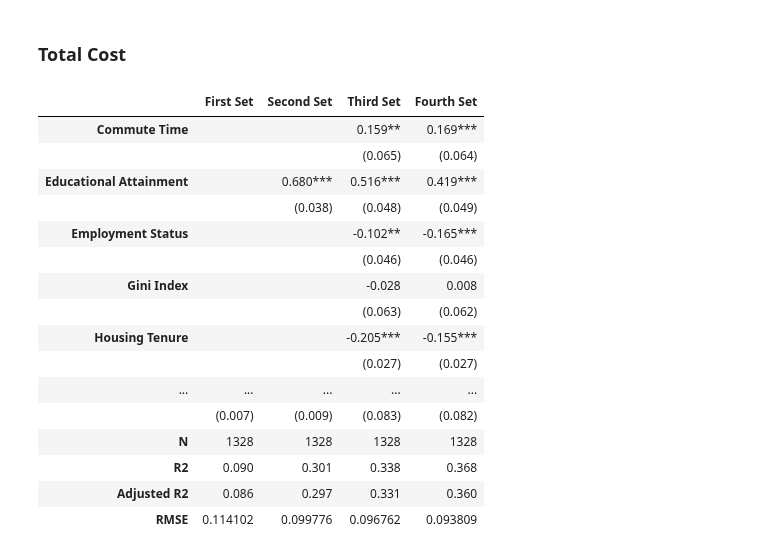
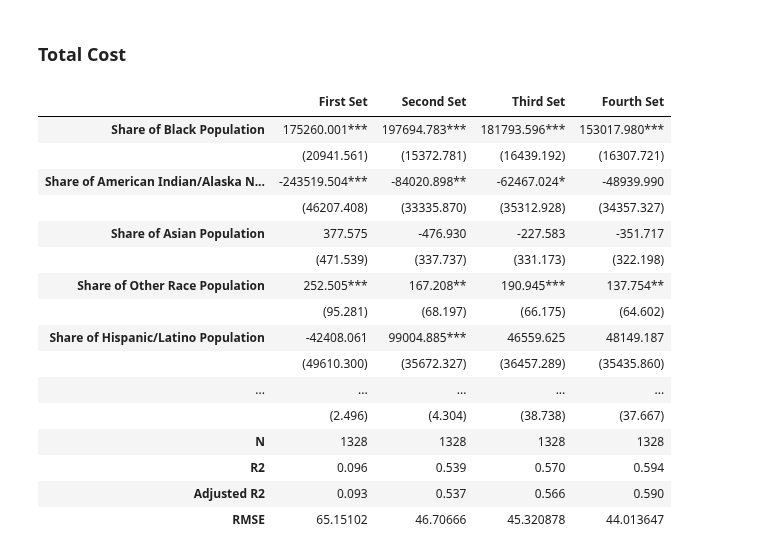
Before and after one commit to franc703/ecrq_stats, a Jupyter notebook: notebooks/produce_regressions.ipynb, the cells around one changed output. Saved outputs shown, nothing was run; the diff lists cells and outputs as text; code cells hidden in the pictures.

Commit message:
Update regression tables

```diff
--- a/notebooks/produce_regressions.ipynb
+++ b/notebooks/produce_regressions.ipynb
@@ -387,7 +396,7 @@ summary_df_ordered
 ### Total Cost
 # %%
 # Define the outcome variable
-outcome_variable = "Average Supply of HR Provider"
+outcome_variable = "Average Total Cost of Any Provider"
 
 # Call the function to run the regression analysis
 regression_results, rmse_results = run_regression_analysis(
@@ -416,23 +425,22 @@ rmse_df = pd.DataFrame(rmse_results, index=["RMSE"])
 # Append the RMSE results to the summary DataFrame
 summary_df1 = pd.concat([summary_df1, rmse_df])
 # %%
-# Here I'm assuming covariate_list is the list containing the variable names in the order you want
+# Variables are in order of the regression table
 covariate_list_ordered = [
-    'Commute Time',
-    'Educational Attainment',
-    'Employment Status',
-    'Gini Index',
-    'Housing Tenure',
-    'Median Household Income',
-    'Population Density',
-    'Poverty Status',
-    'Share of American Indian/Alaska Native Population',
-    'Share of Asian Population',
-    'Share of Black Population',
-    'Share of Hispanic/Latino Population',
-    'Share of Other Race Population',
-    'Share of White Population',
-    'Without Health Insurance',
+    "Share of Black Population",
+    "Share of American Indian/Alaska Native Population",
+    "Share of Asian Population",
+    "Share of Other Race Population",
+    "Share of Hispanic/Latino Population",
+    "Median Household Income",
+    "Educational Attainment",
+    "Gini Index",
+    "Employment Status",
+    "Housing Tenure",
+    "Poverty Status",
+    "Commute Time",
+    "Without Health Insurance",
+    "Population Density",
     'const',
 ]
 
@@ -449,46 +457,46 @@ for name in summary_df1.index:
     if name == '':
         new_index.append(last_non_empty + '_se')
     else:
         new_index.append(name)
         last_non_empty = name
 
 # Assign the new index to summary_df1
 summary_df1.index = new_index
 
 # Create a new list that alternates between each variable name and its corresponding "_se" version
 covariate_list_ordered_extended = [item for sublist in [[var, var + "_se"] for var in covariate_list_ordered] for item in sublist if item in summary_df1.index]
 
 # Add the non-standard error metrics to the list
 covariate_list_ordered_extended += metrics_list
 
 # Reindex summary_df1 according to covariate_list_ordered_extended
 summary_df_ordered = summary_df1.reindex(covariate_list_ordered_extended)
 
 # Specify the indexes that end with '_se' that you want to replace
 indexes_to_replace = [name for name in summary_df_ordered.index if name.endswith('_se')]
 
 # Create a mapping dictionary to replace specified indexes with an empty string
 index_replace_dict = {index: '' for index in indexes_to_replace}
 
 # Use the .rename method with the mapping dictionary
 summary_df_ordered.rename(index=index_replace_dict, inplace=True)
 
 summary_df_ordered
 # %% [output]
 |  | First Set | Second Set | Third Set | Fourth Set |
-| Commute Time |  |  | 0.159** | 0.169*** |
-|  |  |  | (0.065) | (0.064) |
-| Educational Attainment |  | 0.680*** | 0.516*** | 0.419*** |
-|  |  | (0.038) | (0.048) | (0.049) |
-| Employment Status |  |  | -0.102** | -0.165*** |
-|  |  |  | (0.046) | (0.046) |
-| Gini Index |  |  | -0.028 | 0.008 |
-|  |  |  | (0.063) | (0.062) |
-| Housing Tenure |  |  | -0.205*** | -0.155*** |
-|  |  |  | (0.027) | (0.027) |
+| Share of Black Population | 175260.001*** | 197694.783*** | 181793.596*** | 153017.980*** |
+|  | (20941.561) | (15372.781) | (16439.192) | (16307.721) |
+| Share of American Indian/Alaska N... | -243519.504*** | -84020.898** | -62467.024* | -48939.990 |
+|  | (46207.408) | (33335.870) | (35312.928) | (34357.327) |
+| Share of Asian Population | 377.575 | -476.930 | -227.583 | -351.717 |
+|  | (471.539) | (337.737) | (331.173) | (322.198) |
+| Share of Other Race Population | 252.505*** | 167.208** | 190.945*** | 137.754** |
+|  | (95.281) | (68.197) | (66.175) | (64.602) |
+| Share of Hispanic/Latino Population | -42408.061 | 99004.885*** | 46559.625 | 48149.187 |
+|  | (49610.300) | (35672.327) | (36457.289) | (35435.860) |
 | ... | ... | ... | ... | ... |
-|  | (0.007) | (0.009) | (0.083) | (0.082) |
+|  | (2.496) | (4.304) | (38.738) | (37.667) |
 | N | 1328 | 1328 | 1328 | 1328 |
-| R2 | 0.090 | 0.301 | 0.338 | 0.368 |
-| Adjusted R2 | 0.086 | 0.297 | 0.331 | 0.360 |
-| RMSE | 0.114102 | 0.099776 | 0.096762 | 0.093809 |
+| R2 | 0.096 | 0.539 | 0.570 | 0.594 |
+| Adjusted R2 | 0.093 | 0.537 | 0.566 | 0.590 |
+| RMSE | 65.15102 | 46.70666 | 45.320878 | 44.013647 |
```
Also changed, not shown: parts of 5 cells of this notebook.
